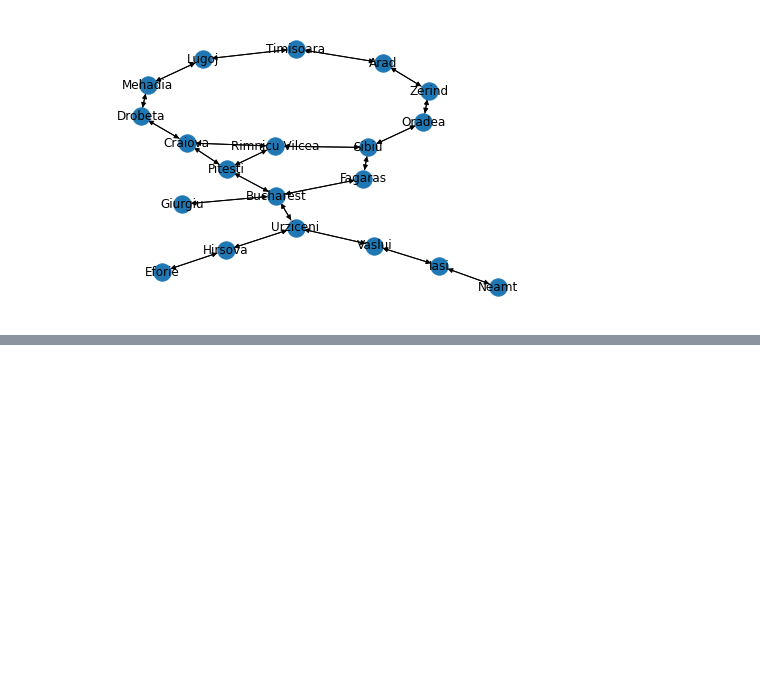
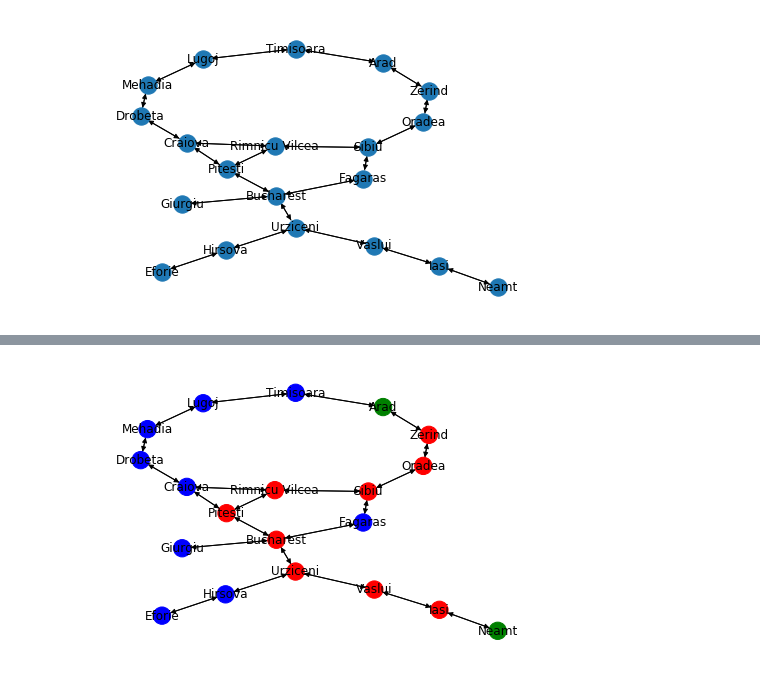
Before and after one commit to ollybritton/aiama, a Jupyter notebook: chapter-3-solving-problems-by-searching.ipynb, the cells around one changed output, grey strips where cells are left out. Drawn from its saved outputs; the diff is of its cells as text; code cells hidden in the pictures; blank space fills up the shorter version.

Commit message:
add uniform-cost search

```diff
--- a/chapter-3-solving-problems-by-searching.ipynb
+++ b/chapter-3-solving-problems-by-searching.ipynb
@@ -364,0 +370,30 @@ Node(Zerind) -> Node(Oradea) -> Node(Sibiu) -> Node(Fagaras) -> Node(Bucharest)
+# %%
+def uniform_cost_search(problem):
+    node = Node(state=problem.initial, path_cost=0)
+
+    if problem.is_goal(node.state):
+        return solution(node)
+
+    frontier = PriorityQueue()
+    frontier.put((0, node))
+
+    explored = set()
+
+    while not frontier.empty():
+        node = frontier.get()[1]
+        explored.add(node.state)
+
+        for action in problem.get_actions(node.state):
+            child = child_node(problem, node, action)
+
+            if not (child.state in explored or (child.path_cost, child) in frontier):
+                if problem.is_goal(child.state):
+                    return solution(child)
+
+                frontier.put((child.path_cost, child))
+
+    return False
+# %%
+%time actions = uniform_cost_search(romania_navigation_problem)
+display_path(romania, romania_navigation_problem, actions)
+# %% [output]
@@ -364,0 +403 @@ Node(Zerind) -> Node(Oradea) -> Node(Sibiu) -> Node(Fagaras) -> Node(Bucharest)
+[figure, added]
```
Also changed, not shown: parts of 4 cells of this notebook, 1 other file.
